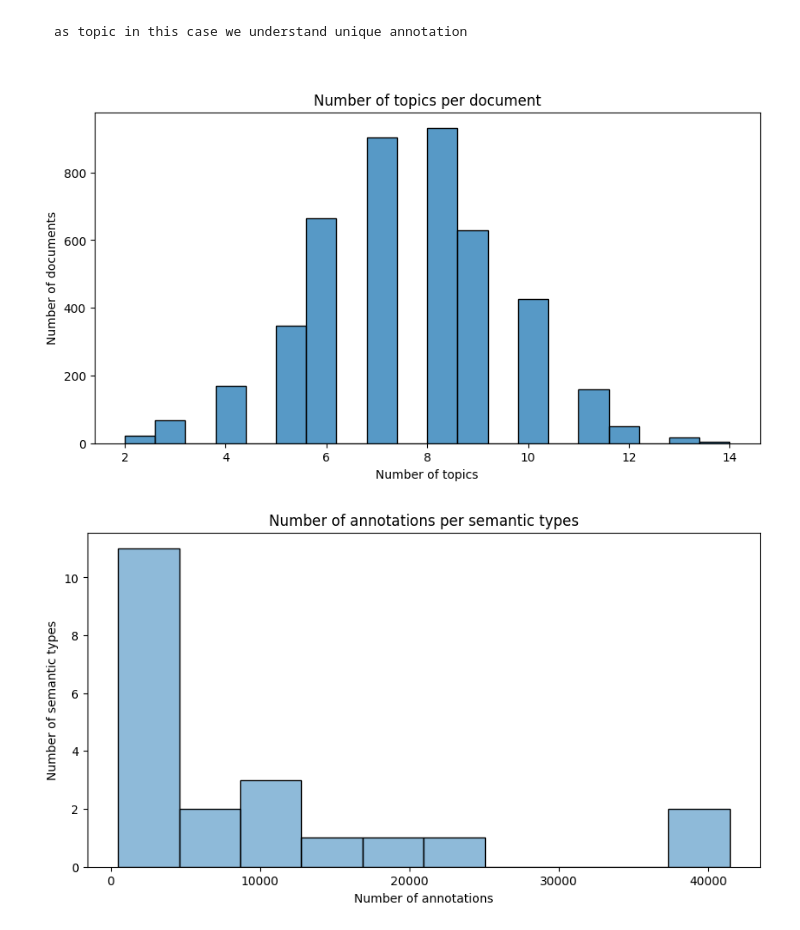
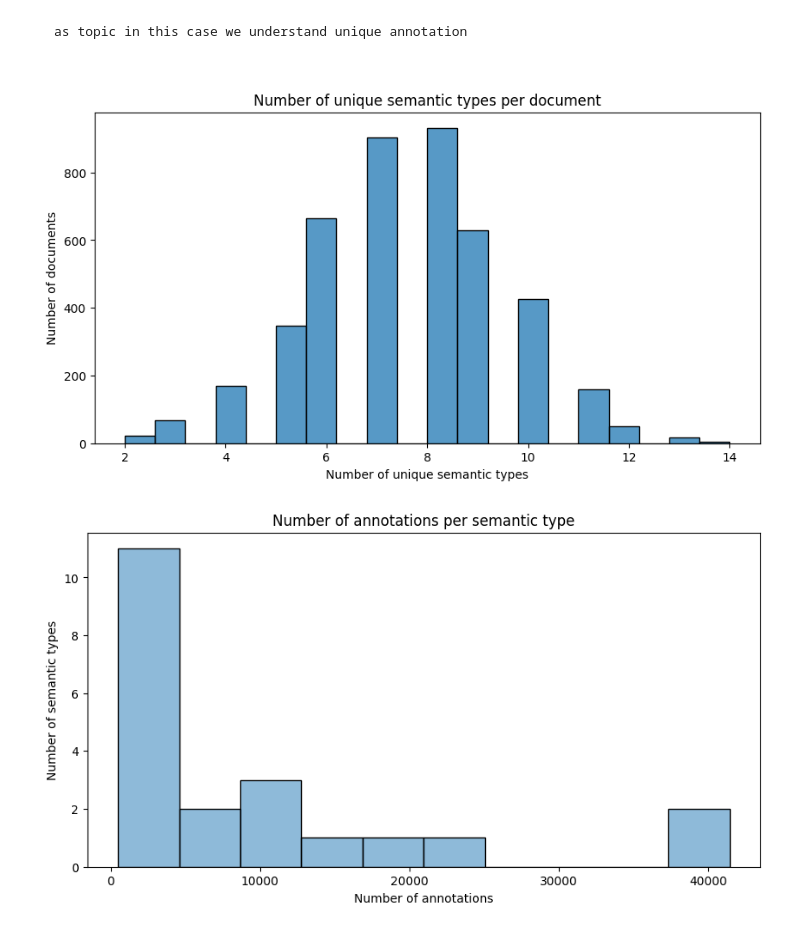
Before and after one commit to hadaszm/NLP, a Jupyter notebook: data_analysis.ipynb, the cells around one changed output. Saved outputs shown, nothing was run; the diff lists cells and outputs as text; code cells hidden in the pictures.

```diff
--- a/data_analysis.ipynb
+++ b/data_analysis.ipynb
@@ -160,8 +160,8 @@ as topic in this case we understand unique annotation
 # %%
 grouped_annotations = annotations_21.groupby('PMID')
 topics_per_documents = grouped_annotations.apply(lambda x: len(set(x['SemanticMeaning'].to_list())))
-draw_histogram(topics_per_documents,'Number of topics per document', 'Number of topics', 'Number of documents')
+draw_histogram(topics_per_documents,'Number of unique semantic types per document', 'Number of unique semantic types', 'Number of documents')
 # %% [output]
-[figure, old version]
+[figure, new version]
 # %%
 annots_per_sem = annotations_21.groupby('SemanticMeaning').agg(count = ('index',len))
```
Also changed, not shown: parts of 1 cell of this notebook.
